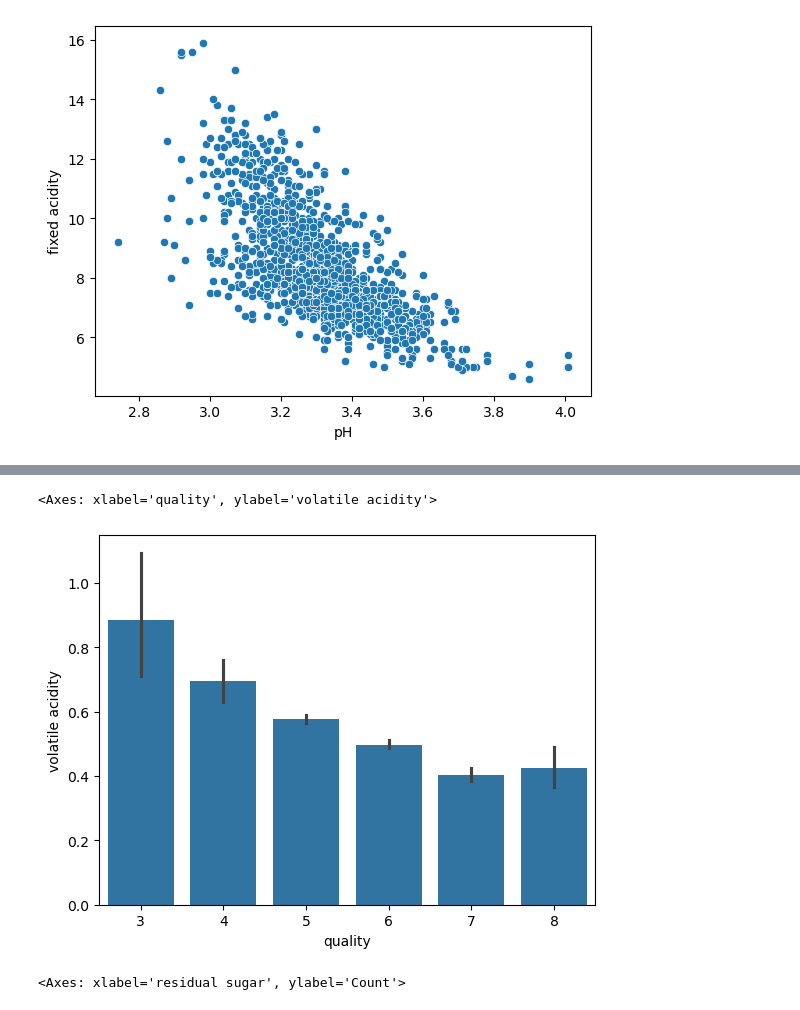
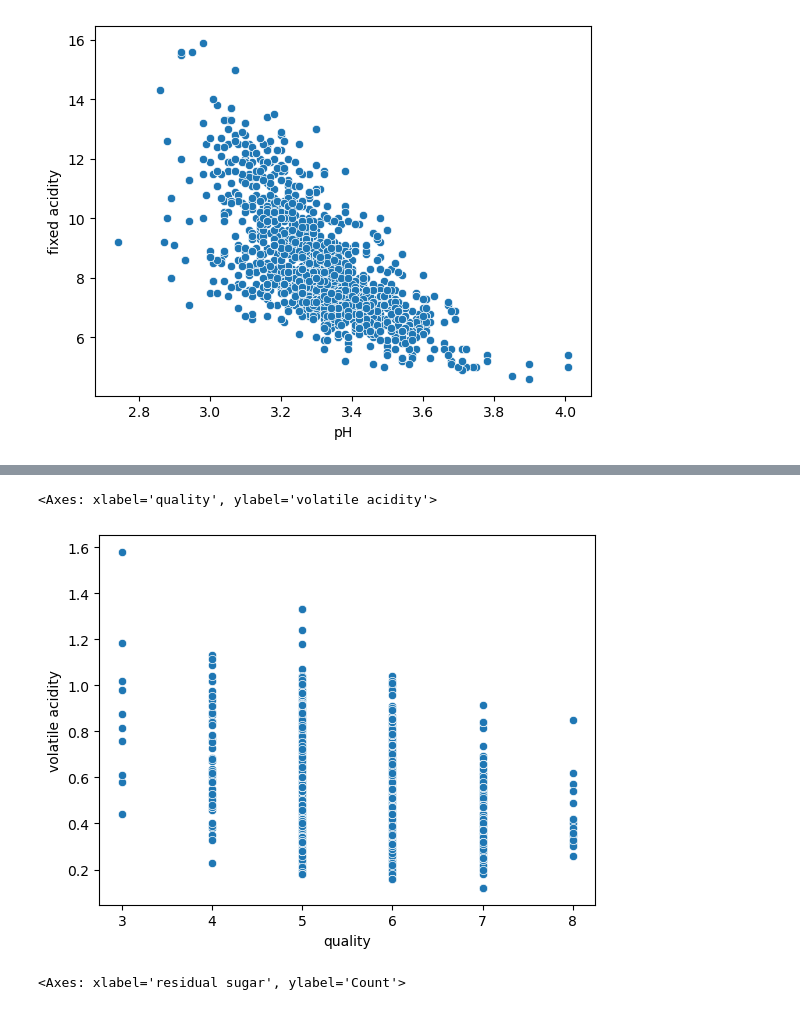
Before and after one commit to Sudha25a/Projects-2, a Jupyter notebook: Redwine.ipynb, the cells around one changed output, grey strips where cells are left out. Saved outputs shown, nothing was run; the diff lists cells and outputs as text; code cells hidden in the pictures.

```diff
--- a/Redwine.ipynb
+++ b/Redwine.ipynb
@@ -113,8 +113,8 @@ sns.barplot(x='quality', y='citric acid', data=Redwine)
 # %%
-sns.barplot(x='quality', y='volatile acidity', data=Redwine)
+sns.scatterplot(x='quality', y='volatile acidity', data=Redwine)
 # %% [output]
 <Axes: xlabel='quality', ylabel='volatile acidity'>
-[figure, old version]
+[figure, new version]
 # %%
 # Red wine sugar content distribution
 sns.histplot(x='residual sugar', data=Redwine)
```
Also changed, not shown: parts of 6 cells of this notebook.
